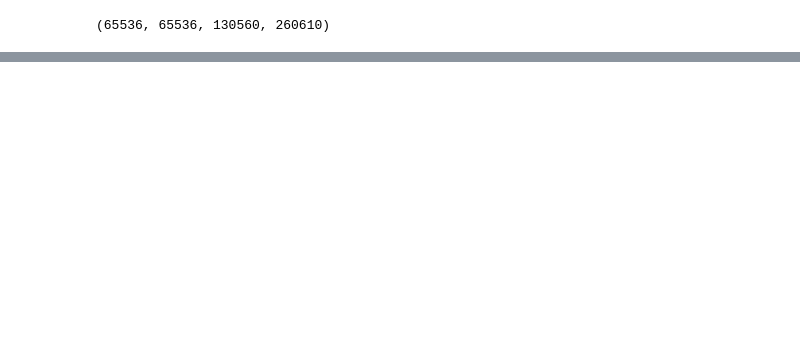
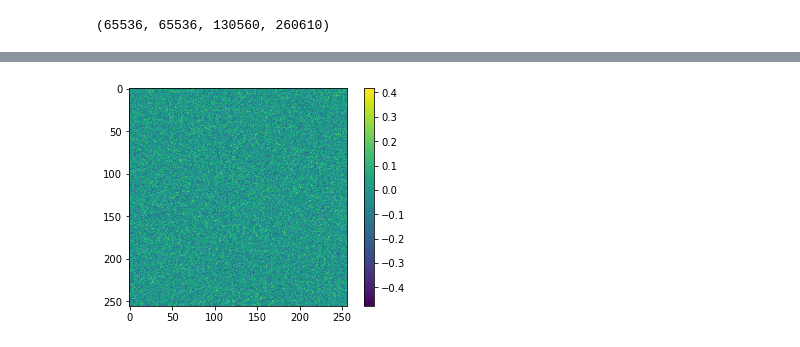
Before and after one commit to hollebenthiago/gsp, a Jupyter notebook: gsp2 - Image denoising.ipynb, the cells around one changed output, grey strips where cells are left out. Saved outputs shown, nothing was run; the diff lists cells and outputs as text; code cells hidden in the pictures; blank space fills up the shorter version.

```diff
--- a/gsp2 - Image denoising.ipynb
+++ b/gsp2 - Image denoising.ipynb
@@ -195,3 +184,9 @@ plt.imshow(gray_image)
+# %%
+plt.imshow(image.reshape(sizex * sizey, 3).T[0].reshape(sizex, sizey) - image_noisy.reshape(sizex * sizey, 3).T[0].reshape(sizex, sizey))
+plt.colorbar()
+plt.show()
+# %% [output]
+[figure, added]
 # %%
 # for i, eps in enumerate(np.arange(1.1/sizey, 0.2, 0.5/sizey)):
 # # for i, eps in enumerate([1/sizey + 1e-3, 1/sizex + 1e-3, np.sqrt((1/sizey) ** 2 + (1/sizex) ** 2) + 1e-7]):
```
Also changed, not shown: parts of 27 cells of this notebook, 1 other file.
